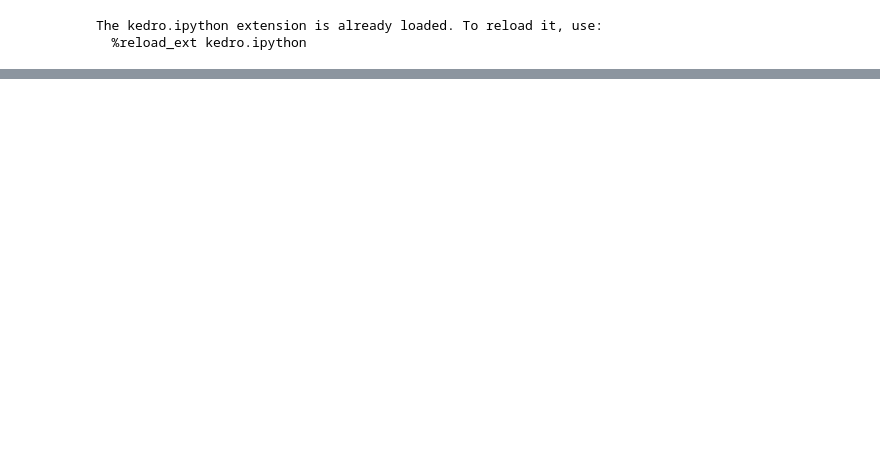
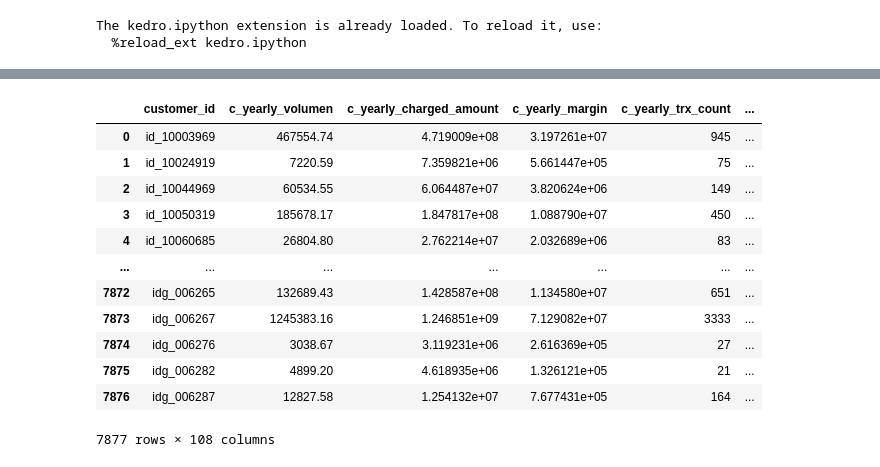
Before and after one commit to cdavalos-mck/cp_b2b_pricing, a Jupyter notebook: notebooks/read_results.ipynb, the cells around one changed output, grey strips where cells are left out. Drawn from its saved outputs; the diff is of its cells as text; code cells hidden in the pictures; blank space fills up the shorter version.

```diff
--- a/notebooks/read_results.ipynb
+++ b/notebooks/read_results.ipynb
@@ -68,0 +115,3 @@ type(df)
+# %%
+df
+# %% [output]
@@ -69,3 +119,16 @@ type(df)
+|  | customer_id | c_yearly_volumen | c_yearly_charged_amount | c_yearly_margin | c_yearly_trx_count | ... |
+| 0 | id_10003969 | 467554.74 | 4.719009e+08 | 3.197261e+07 | 945 | ... |
+| 1 | id_10024919 | 7220.59 | 7.359821e+06 | 5.661447e+05 | 75 | ... |
+| 2 | id_10044969 | 60534.55 | 6.064487e+07 | 3.820624e+06 | 149 | ... |
+| 3 | id_10050319 | 185678.17 | 1.847817e+08 | 1.088790e+07 | 450 | ... |
+| 4 | id_10060685 | 26804.80 | 2.762214e+07 | 2.032689e+06 | 83 | ... |
+| ... | ... | ... | ... | ... | ... | ... |
+| 7872 | idg_006265 | 132689.43 | 1.428587e+08 | 1.134580e+07 | 651 | ... |
+| 7873 | idg_006267 | 1245383.16 | 1.246851e+09 | 7.129082e+07 | 3333 | ... |
+| 7874 | idg_006276 | 3038.67 | 3.119231e+06 | 2.616369e+05 | 27 | ... |
+| 7875 | idg_006282 | 4899.20 | 4.618935e+06 | 1.326121e+05 | 21 | ... |
+| 7876 | idg_006287 | 12827.58 | 1.254132e+07 | 7.677431e+05 | 164 | ... |
+7877 rows × 108 columns
 # %%
 # Stats summary
 total = len(df)
```
Also changed, not shown: parts of 5 cells of this notebook, 23 other files.
